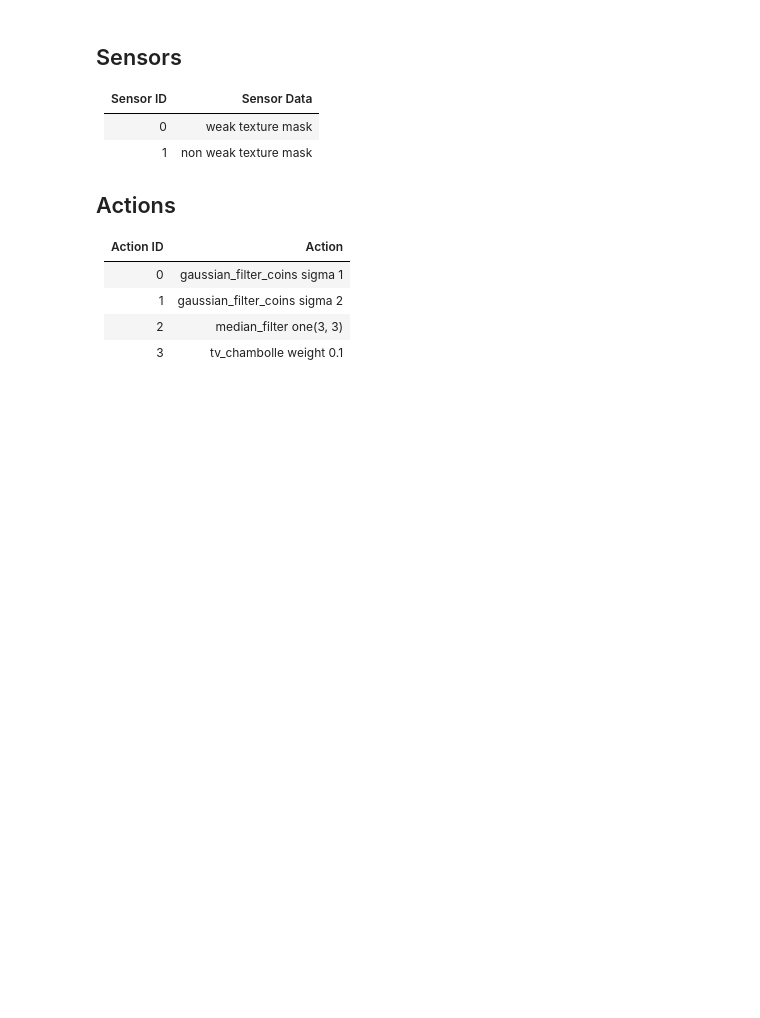
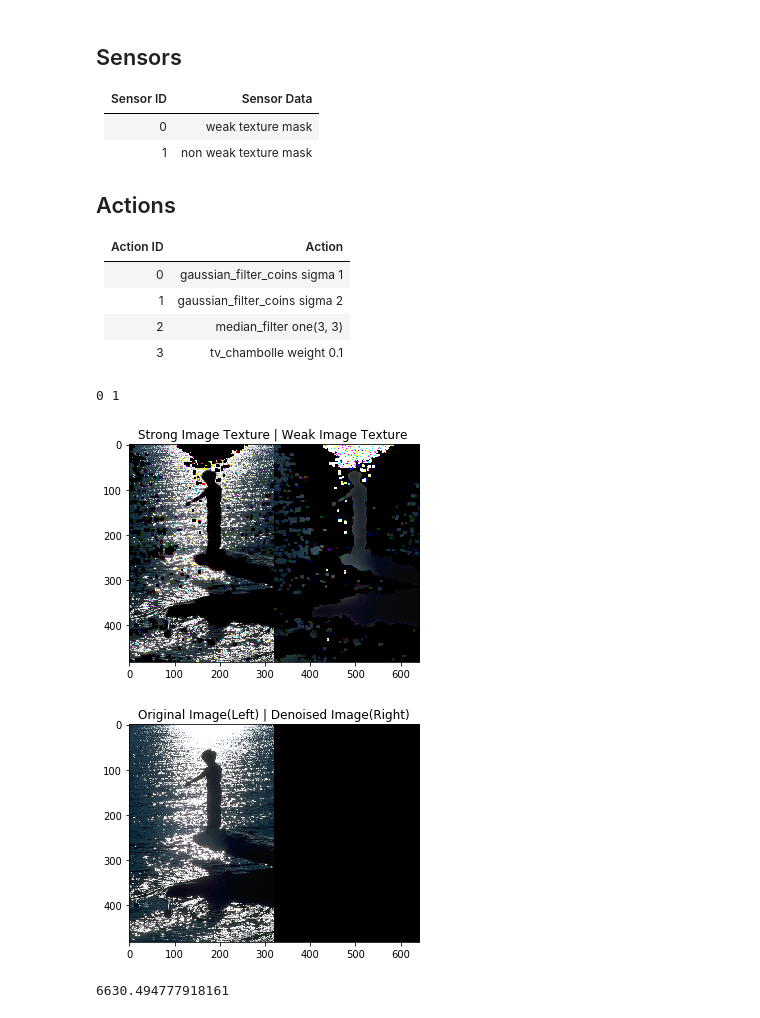
Before and after one commit to fortythreesam/FourthYearProject, a Jupyter notebook: Weak Texture Patches .ipynb, the cells around one changed output. Drawn from its saved outputs; the diff is of its cells as text; code cells hidden in the pictures; blank space fills up the shorter version.

Commit message:
finished initial evaluate function

```diff
--- a/Weak Texture Patches .ipynb
+++ b/Weak Texture Patches .ipynb
@@ -313,19 +330,45 @@ plt.show()
 | 2 | median_filter one(3, 3) |
 | 3 | tv_chambolle weight 0.1 |
 # %%
-def denoising_image(image, action_id):
+def denoise_image(image, action_id):
     if action_id == 0:
-        return filters.gaussian(image ,sigma=1)
+        return filters.gaussian(image ,sigma=1).astype(numpy.uint8) * 255
     elif action_id == 1:
-        return filters.gaussian(image, sigma=1)
+        return filters.gaussian(image, sigma=1).astype(numpy.uint8) * 255
     elif action_id == 2:
-        return filters.median(image, np.ones((3, 3)))
+        return restoration.denoise_tv_chambolle(image, weight=0.2).astype(numpy.uint8)
     elif action_id == 3:
-        return restoration.denoise_tv_chambolle(image, weight=0.1)
+        return restoration.denoise_tv_chambolle(image, weight=0.1).astype(numpy.uint8)
 # %%
 def bits_to_int(bit_list):
     return sum([(x*(2**i)) for i, x in enumerate(bit_list[::-1])])
-# %%
-def evaluate(individual):
-    weak_texture_action = bits_to_int(individual[0:2])
-    non_weak_texture_action = bits_to_int(individual[2:4])
+# %%
+def extract_weak_texture(image, weak_texture_mask):
+    weak_texture = (image * weak_texture_mask).astype(numpy.uint8)
+    strong_texture = image - weak_texture
+    return strong_texture.astype(numpy.uint8), weak_texture.astype(numpy.uint8)
+# %%
+def evaluate(individual):
+
+    weak_texture_action = bits_to_int(individual[0:2])
+    strong_texture_action = bits_to_int(individual[2:4])
+    print(weak_texture_action, strong_texture_action)
+
+    strong_texture, weak_texture = extract_weak_texture(images.noisy_images[0], images.weak_texture_masks[0])
+    seperated_textures = numpy.hstack((strong_texture, weak_texture))
+    plt.imshow(seperated_textures)
+    plt.title("Strong Image Texture | Weak Image Texture ")
+    plt.show()
+
+    denoised_weak_texture = denoise_image(weak_texture, weak_texture_action)
+    denoised_strong_texture = denoise_image(strong_texture, strong_texture_action)
+
+    denoised_image = denoised_weak_texture + denoised_strong_texture
+    return evaluate_fitness(denoised_image, images.base_images[0], True)
+# %%
+evaluate([0,0,0,1])
+# %% [output]
+0 1
+[figure, added]
+[figure, added]
+6630.494777918161
```
Also changed, not shown: parts of 3 cells of this notebook.
